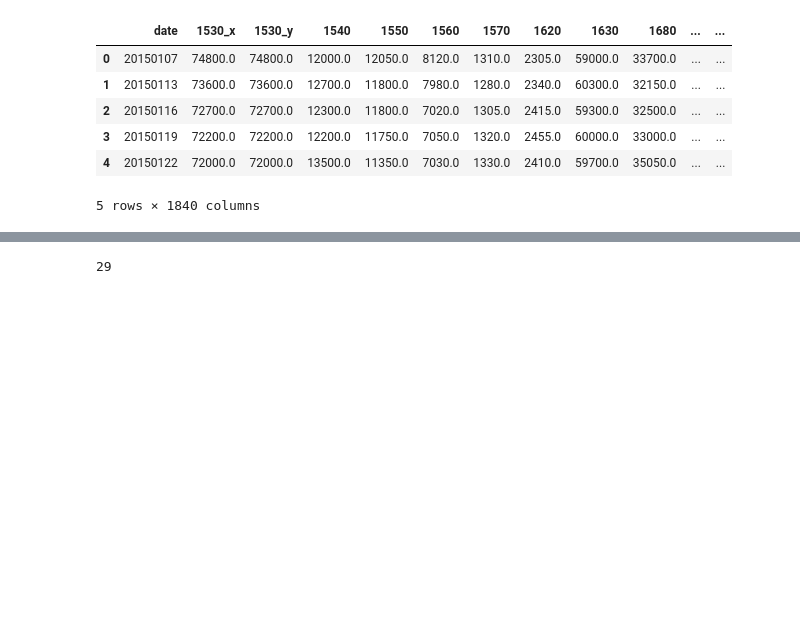
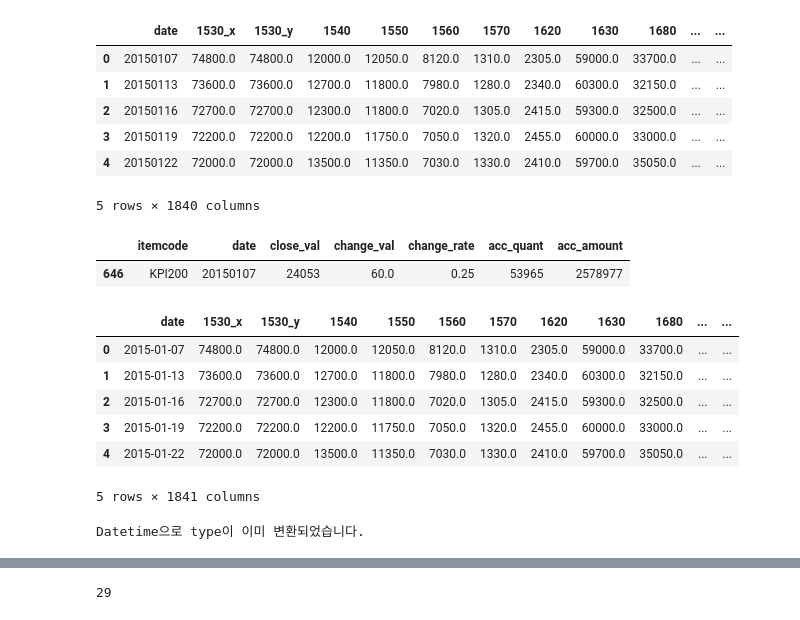
Before and after one commit to glee1228/DSC2019, a Jupyter notebook: dsc2019.ipynb, the cells around one changed output, grey strips where cells are left out. Saved outputs shown, nothing was run; the diff lists cells and outputs as text; code cells hidden in the pictures; blank space fills up the shorter version.

Commit message:
Colaboratory를 통해 생성됨

```diff
--- a/dsc2019.ipynb
+++ b/dsc2019.ipynb
@@ -577,3 +611,7 @@ resultDf2.head()
 | 3 | 20150119 | 72200.0 | 72200.0 | 12200.0 | 11750.0 | 7050.0 | 1320.0 | 2455.0 | 60000.0 | 33000.0 | ... | ... |
 | 4 | 20150122 | 72000.0 | 72000.0 | 13500.0 | 11350.0 | 7030.0 | 1330.0 | 2410.0 | 59700.0 | 35050.0 | ... | ... |
 5 rows × 1840 columns
+# %%
+resultDf2=convertToDatetime(resultDf2)
+# %%
+koreaIndex = read_csv('/content/gdrive/My Drive/Colab Notebooks/dsc2019/st_data_koreaIndex.tsv',sep='\t')
@@ -579,0 +620,5 @@ resultDf2.head()
+# %%
+kospiIndex.head(1)
+# %% [output]
+|  | itemcode | date | close_val | change_val | change_rate | acc_quant | acc_amount |
+| 646 | KPI200 | 20150107 | 24053 | 60.0 | 0.25 | 53965 | 2578977 |
@@ -580,6 +630,18 @@ resultDf2.head()
+# %%
+resultDf3.head()
+# %% [output]
+|  | date | 1530_x | 1530_y | 1540 | 1550 | 1560 | 1570 | 1620 | 1630 | 1680 | ... | ... |
+| 0 | 2015-01-07 | 74800.0 | 74800.0 | 12000.0 | 12050.0 | 8120.0 | 1310.0 | 2305.0 | 59000.0 | 33700.0 | ... | ... |
+| 1 | 2015-01-13 | 73600.0 | 73600.0 | 12700.0 | 11800.0 | 7980.0 | 1280.0 | 2340.0 | 60300.0 | 32150.0 | ... | ... |
+| 2 | 2015-01-16 | 72700.0 | 72700.0 | 12300.0 | 11800.0 | 7020.0 | 1305.0 | 2415.0 | 59300.0 | 32500.0 | ... | ... |
+| 3 | 2015-01-19 | 72200.0 | 72200.0 | 12200.0 | 11750.0 | 7050.0 | 1320.0 | 2455.0 | 60000.0 | 33000.0 | ... | ... |
+| 4 | 2015-01-22 | 72000.0 | 72000.0 | 13500.0 | 11350.0 | 7030.0 | 1330.0 | 2410.0 | 59700.0 | 35050.0 | ... | ... |
+5 rows × 1841 columns
 # %%
-resultDfs=convertToDatetime(resultDf2)
+resultDfs=convertToDatetime(resultDf3)
 resultDfs=setDateIndex(resultDfs)
+# %% [output]
+Datetime으로 type이 이미 변환되었습니다.
 # %%
 resultDfs.head()
 # %% [output]
```
Also changed, not shown: parts of 25 cells of this notebook.
